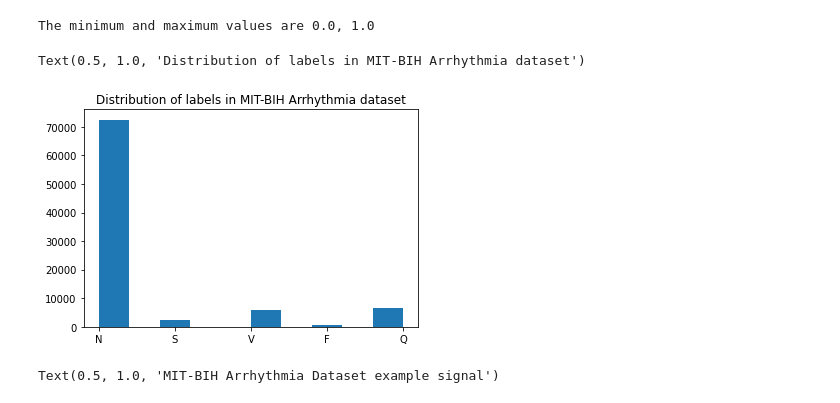
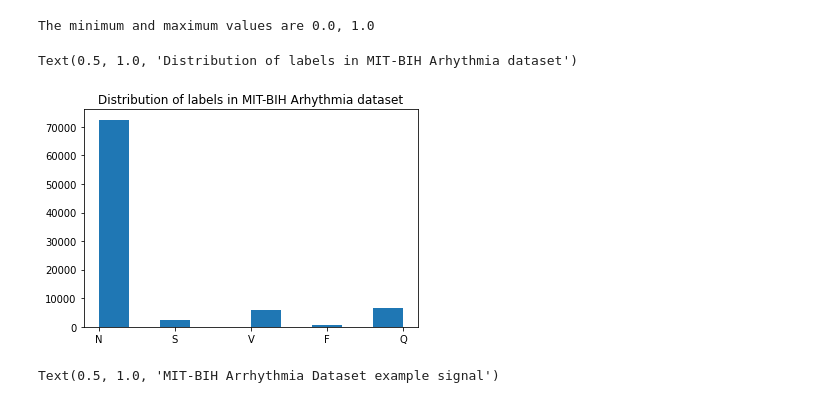
Before and after one commit to spdrnl/ecg, a Jupyter notebook: ECG.ipynb, the cells around one changed output. Cells and saved outputs as stored; diff of their text form; code cells hidden in the pictures.

```diff
--- a/ECG.ipynb
+++ b/ECG.ipynb
@@ -51,10 +51,10 @@ print("The minimum and maximum values are {}, {}".format(np.min(mitbih_train.ilo
 The minimum and maximum values are 0.0, 1.0
 # %%
 plt.hist(mitbih_train['labels'])
-plt.title("Distribution of labels in MIT-BIH Arrhythmia dataset")
+plt.title("Distribution of labels in MIT-BIH Arhythmia dataset")
 # %% [output]
-Text(0.5, 1.0, 'Distribution of labels in MIT-BIH Arrhythmia dataset')
+Text(0.5, 1.0, 'Distribution of labels in MIT-BIH Arhythmia dataset')
-[figure, old version]
+[figure, new version]
 # %%
 plt.plot(mitbih_train.iloc[0,:-2])
 plt.xlabel('Time')
```
Also changed, not shown: parts of 20 cells of this notebook.
